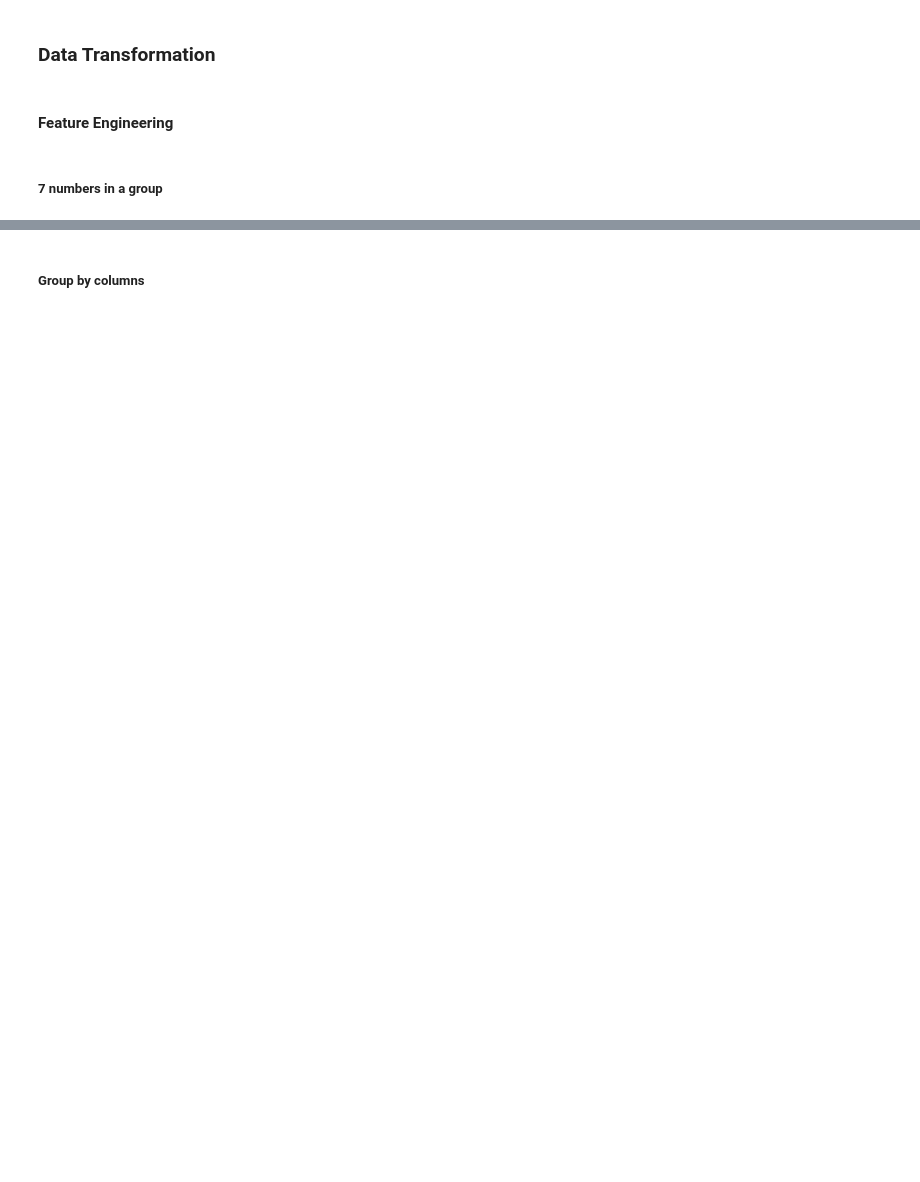
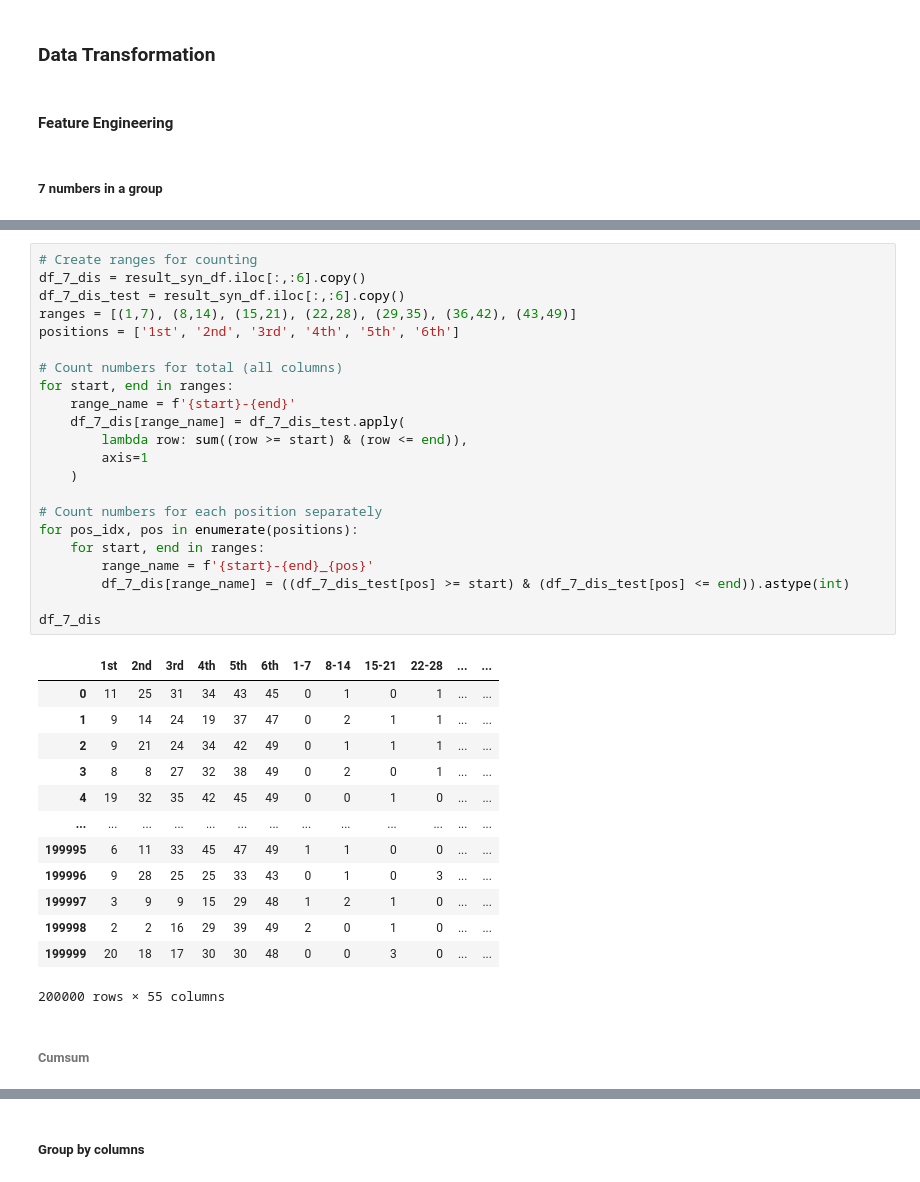
Before and after one commit to TedLLH/HongKongPowerBall_MarkSix, a Jupyter notebook: marksix.ipynb, the cells around one changed output, grey strips where cells are left out. Drawn from its saved outputs; the diff is of its cells as text; blank space fills up the shorter version.

```diff
--- a/marksix.ipynb
+++ b/marksix.ipynb
@@ -3384,2 +3628,40 @@ result_syn_df
 | 199999 | 20 | 18 | 17 | 30 | 30 | 48 | 0 | 0 | 3 | 0 | 2 | ... |
 200000 rows × 13 columns
+# %%
+# Create ranges for counting
+df_7_dis = result_syn_df.iloc[:,:6].copy()
+df_7_dis_test = result_syn_df.iloc[:,:6].copy()
+ranges = [(1,7), (8,14), (15,21), (22,28), (29,35), (36,42), (43,49)]
+positions = ['1st', '2nd', '3rd', '4th', '5th', '6th']
+
+# Count numbers for total (all columns)
+for start, end in ranges:
+    range_name = f'{start}-{end}'
+    df_7_dis[range_name] = df_7_dis_test.apply(
+        lambda row: sum((row >= start) & (row <= end)),
+        axis=1
+    )
+
+# Count numbers for each position separately
+for pos_idx, pos in enumerate(positions):
+    for start, end in ranges:
+        range_name = f'{start}-{end}_{pos}'
+        df_7_dis[range_name] = ((df_7_dis_test[pos] >= start) & (df_7_dis_test[pos] <= end)).astype(int)
+
+df_7_dis
+# %% [output]
+|  | 1st | 2nd | 3rd | 4th | 5th | 6th | 1-7 | 8-14 | 15-21 | 22-28 | ... | ... |
+| 0 | 11 | 25 | 31 | 34 | 43 | 45 | 0 | 1 | 0 | 1 | ... | ... |
+| 1 | 9 | 14 | 24 | 19 | 37 | 47 | 0 | 2 | 1 | 1 | ... | ... |
+| 2 | 9 | 21 | 24 | 34 | 42 | 49 | 0 | 1 | 1 | 1 | ... | ... |
+| 3 | 8 | 8 | 27 | 32 | 38 | 49 | 0 | 2 | 0 | 1 | ... | ... |
+| 4 | 19 | 32 | 35 | 42 | 45 | 49 | 0 | 0 | 1 | 0 | ... | ... |
+| ... | ... | ... | ... | ... | ... | ... | ... | ... | ... | ... | ... | ... |
+| 199995 | 6 | 11 | 33 | 45 | 47 | 49 | 1 | 1 | 0 | 0 | ... | ... |
+| 199996 | 9 | 28 | 25 | 25 | 33 | 43 | 0 | 1 | 0 | 3 | ... | ... |
+| 199997 | 3 | 9 | 9 | 15 | 29 | 48 | 1 | 2 | 1 | 0 | ... | ... |
+| 199998 | 2 | 2 | 16 | 29 | 39 | 49 | 2 | 0 | 1 | 0 | ... | ... |
+| 199999 | 20 | 18 | 17 | 30 | 30 | 48 | 0 | 0 | 3 | 0 | ... | ... |
+200000 rows × 55 columns
+# %% [markdown]
+###### Cumsum
```
Also changed, not shown: parts of 41 cells of this notebook, 1 other file.
